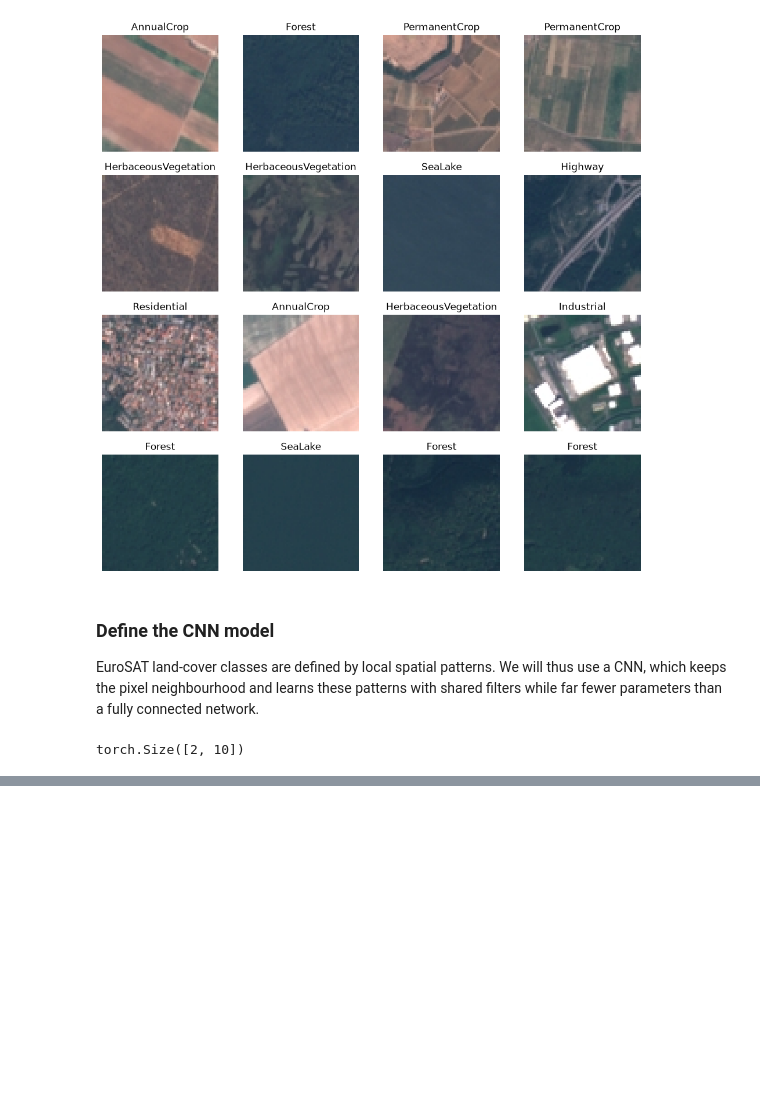
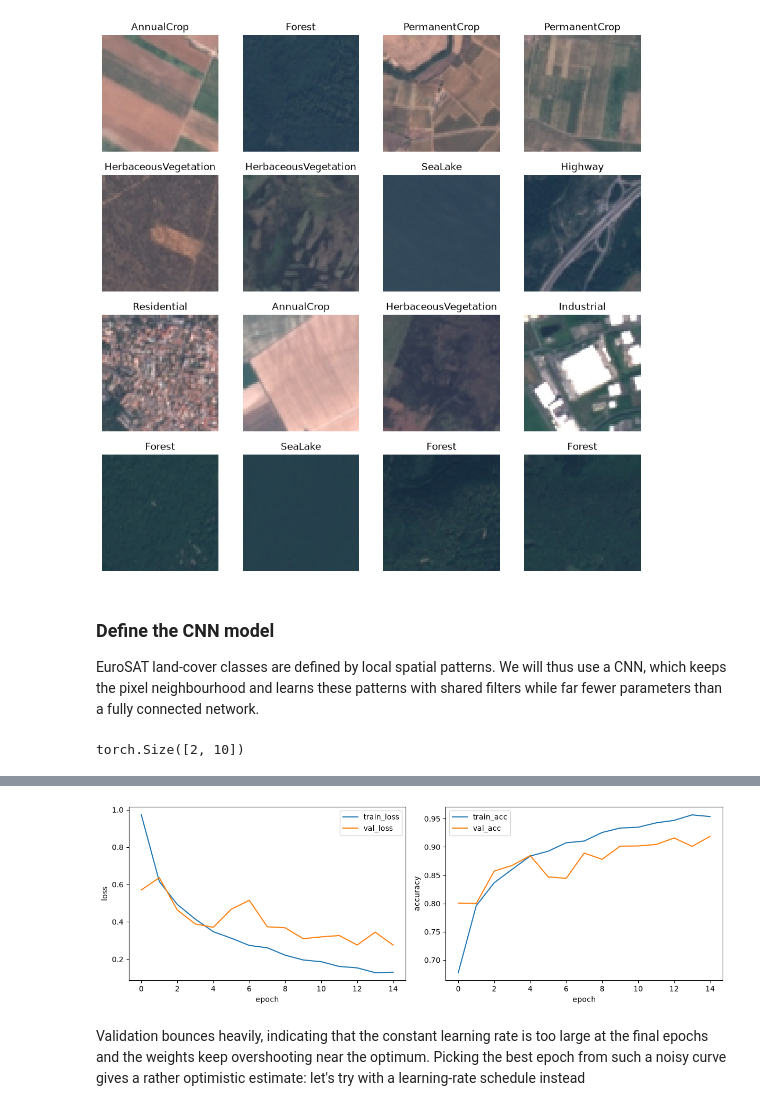
Before and after one commit to davidcirauqui/land_classification, a Jupyter notebook: notebooks/00_pytorch_warmup_eurosat.ipynb, the cells around one changed output, grey strips where cells are left out. Saved outputs shown, nothing was run; the diff lists cells and outputs as text; code cells hidden in the pictures; blank space fills up the shorter version.

Commit message:
train CNN on euroSAT data, trying constant and cosine-annealed learning rate

```diff
--- a/notebooks/00_pytorch_warmup_eurosat.ipynb
+++ b/notebooks/00_pytorch_warmup_eurosat.ipynb
@@ -55,9 +57,10 @@ dataset.transform = transforms.Compose([
     transforms.Normalize(mean.tolist(), stdv.tolist())
 ])
 # %%
-train_dataloader = DataLoader(train_set, batch_size = 64, shuffle = True)
-val_dataloader = DataLoader(val_set, batch_size = 64, shuffle = False)
-test_dataloader = DataLoader(test_set, batch_size = 64, shuffle = False)
+loader_gen = torch.Generator().manual_seed(0)
+train_dataloader = DataLoader(train_set, batch_size = 64, shuffle = True, generator = loader_gen)
+val_dataloader = DataLoader(val_set, batch_size = 64, shuffle = False, generator = loader_gen)
+test_dataloader = DataLoader(test_set, batch_size = 64, shuffle = False, generator = loader_gen)
 # %% [markdown]
 Plot some images from the training set
 # %%
@@ -178,0 +215,29 @@ def evaluate(model, dataloader, loss_fn, device):
+# %%
+lr = 1e-3
+Nepochs = 15
+torch.manual_seed(0)
+
+model = CNN().to(device)
+optimizer = torch.optim.Adam(model.parameters(), lr = lr)
+
+metrics = []
+best_acc = 0.0
+for epoch in range(Nepochs):
+    train_loss, train_acc = train_one_epoch(model, train_dataloader, loss_fn, optimizer, device)
+    val_loss, val_acc = evaluate(model, val_dataloader, loss_fn, device)
+
+    metrics.append({
+            "epoch": epoch,
+            "train_loss": train_loss,
+            "train_acc": train_acc,
+            "val_loss": val_loss,
+            "val_acc": val_acc,
+        })
+
+    if val_acc > best_acc:
+        best_acc = val_acc
+        torch.save(model.state_dict(), "../data/processed/eurosat_cnn_best.pt")
+
+    print(f"{epoch:2d}:   train {train_loss:.3f}/{train_acc:.3f},   validation {val_loss:.3f} / {val_acc:.3f}")
+
+metrics_df = pd.DataFrame(metrics).set_index("epoch")
@@ -178,0 +260,10 @@ def evaluate(model, dataloader, loss_fn, device):
+# %%
+fig, axes = plt.subplots(1, 2, figsize=(12, 4))
+metrics_df[["train_loss", "val_loss"]].plot(ax=axes[0], ylabel="loss")
+metrics_df[["train_acc", "val_acc"]].plot(ax=axes[1], ylabel="accuracy")
+plt.tight_layout()
+plt.show()
+# %% [output]
+[figure, added]
+# %% [markdown]
+Validation bounces heavily, indicating that the constant learning rate is too large at the final epochs and the weights keep overshooting near the optimum. Picking the best epoch from such a noisy curve gives a rather optimistic estimate: let's try with a learning-rate schedule instead
```
Also changed, not shown: parts of 8 cells of this notebook.
